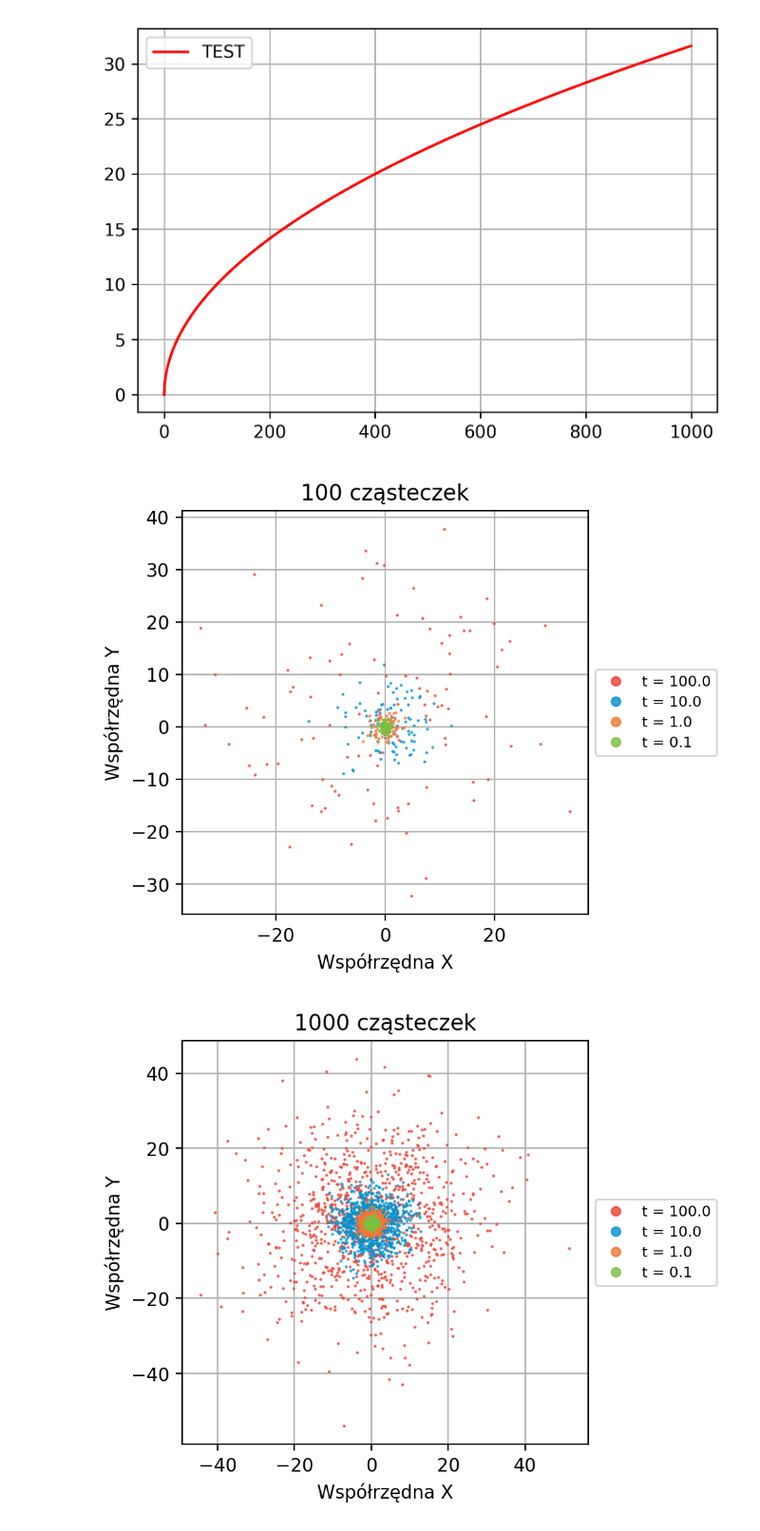
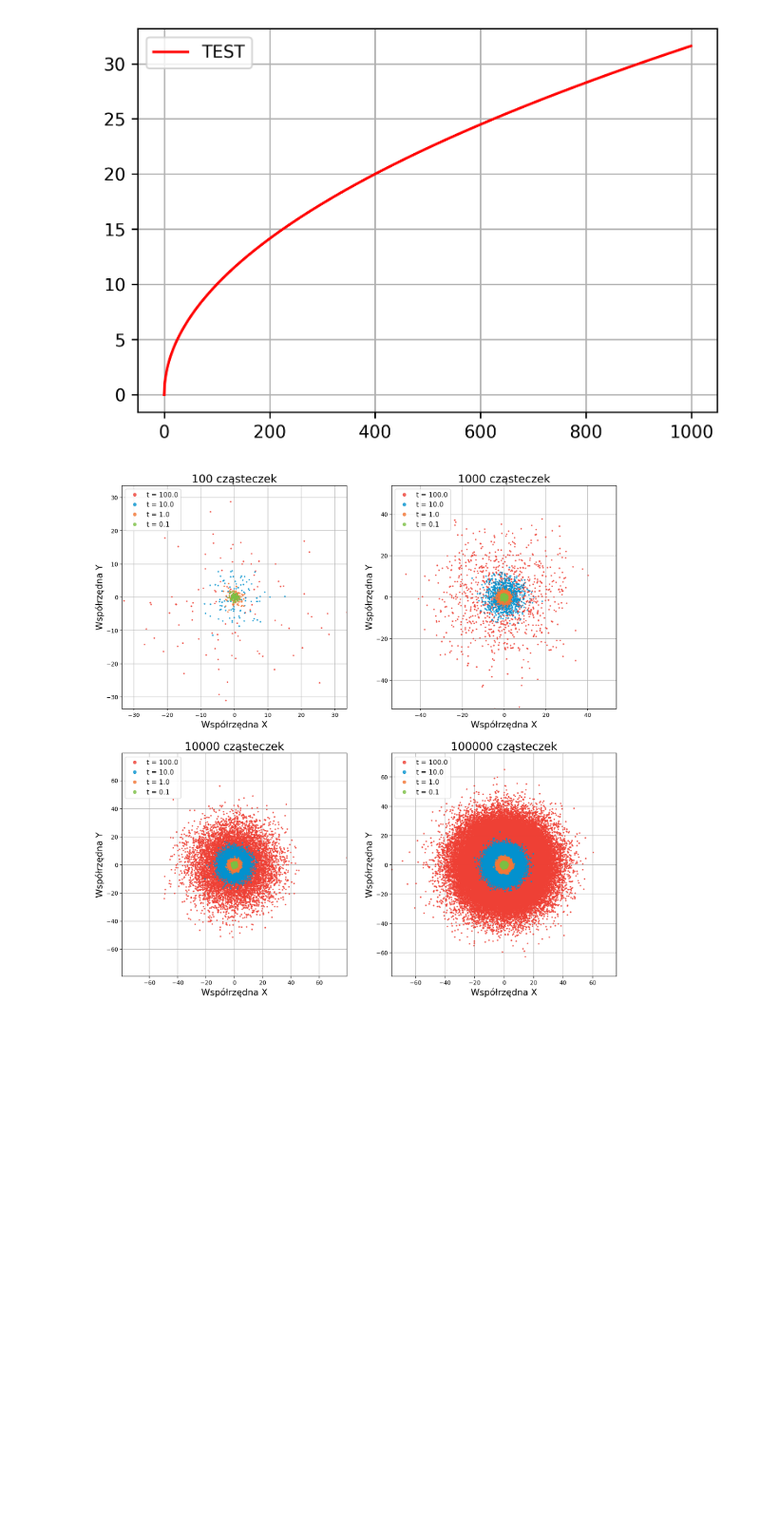
Before and after one commit to lruba939/Monte-Carlo, a Jupyter notebook: Lab 6/obrazy.ipynb, the cells around one changed output. Shown at 95% size. Drawn from its saved outputs; the diff is of its cells as text; code cells hidden in the pictures; blank space fills up the shorter version.

```diff
--- a/Lab 6/obrazy.ipynb
+++ b/Lab 6/obrazy.ipynb
@@ -13,31 +13,38 @@ plt.legend()
 <matplotlib.legend.Legend at 0x...>
 [figure]
 # %%
-def plotasy(data, N, Nprew):
+def plotasy(fig, axs, data, N, Nprew, i, j):
 
     color1 = "#ee4035"
     color3 = "#f37736"
     color4 = "#7bc043"
     color2 = "#0392cf"
-
-    plt.figure(figsize=(4,4), dpi=200)
-    plt.plot(data[Nprew + 3*N:Nprew + 4*N,0], data[Nprew + 3*N:Nprew + 4*N,1], 'o', markeredgecolor=color1, markerfacecolor=color1, markersize=0.6, alpha=0.8, label="t = 100.0")
-    plt.plot(data[Nprew + 2*N:Nprew + 3*N,0], data[Nprew + 2*N:Nprew + 3*N,1], 'o', markeredgecolor=color2, markerfacecolor=color2, markersize=0.6, alpha=0.8, label="t = 10.0")
-    plt.plot(data[Nprew + N:Nprew + 2*N,0], data[Nprew + N:Nprew + 2*N,1], 'o', markeredgecolor=color3, markerfacecolor=color3, markersize=0.6, alpha=0.8, label="t = 1.0")
-    plt.plot(data[Nprew + 0:Nprew + N,0], data[Nprew + 0:Nprew + N,1], 'o', markeredgecolor=color4, markerfacecolor=color4, markersize=0.6, alpha=0.8, label="t = 0.1")
-    plt.grid(True)
-    plt.title(str(N) + " cząsteczek")
-    plt.xlabel("Współrzędna X")
-    plt.ylabel("Współrzędna Y")
-    plt.legend(markerscale=8, fontsize=8, loc='center left', bbox_to_anchor=(1, 0.5))
+    x=data[Nprew + 3*N:Nprew + 4*N,0]
+    y=data[Nprew + 3*N:Nprew + 4*N,1]
+    bound = np.max(np.abs([x.min(), x.max(), y.min(), y.max()]))
+    axs[i, j].plot(data[Nprew + 3*N:Nprew + 4*N,0], data[Nprew + 3*N:Nprew + 4*N,1], 'o', markeredgecolor=color1, markerfacecolor=color1, markersize=1.8, alpha=0.8, label="t = 100.0")
+    axs[i, j].plot(data[Nprew + 2*N:Nprew + 3*N,0], data[Nprew + 2*N:Nprew + 3*N,1], 'o', markeredgecolor=color2, markerfacecolor=color2, markersize=1.8, alpha=0.8, label="t = 10.0")
+    axs[i, j].plot(data[Nprew + N:Nprew + 2*N,0], data[Nprew + N:Nprew + 2*N,1], 'o', markeredgecolor=color3, markerfacecolor=color3, markersize=1.8, alpha=0.8, label="t = 1.0")
+    axs[i, j].plot(data[Nprew + 0:Nprew + N,0], data[Nprew + 0:Nprew + N,1], 'o', markeredgecolor=color4, markerfacecolor=color4, markersize=1.8, alpha=0.8, label="t = 0.1")
+    axs[i, j].grid(True)
+    axs[i,j].set_ylim(-bound, bound)
+    axs[i,j].set_xlim(-bound, bound)
+    axs[i, j].set_title(str(N) + " cząsteczek", fontsize=20)
+    axs[i, j].set_xlabel("Współrzędna X", fontsize=16)
+    axs[i, j].set_ylabel("Współrzędna Y", fontsize=16)
+    axs[i, j].legend(markerscale=3, fontsize=12, loc='upper left')
 # %%
 positions = np.loadtxt("wiener_pos.dat", comments="#", delimiter=" ", unpack=False)
 
 Ns = np.array([0, 10**2, 10**3, 10**4, 10**5]) #
 Nprew = 0
-for N in range(len(Ns)-1):
-    Nprew += Ns[N]*4
-    plotasy(positions, Ns[N+1], Nprew)
+N = 0
+fig, axs = plt.subplots(2, 2, figsize=(16,16), dpi=200)
+for i in range(2):
+    for j in range(2):
+        Nprew += Ns[N]*4
+        plotasy(fig, axs, positions, Ns[N+1], Nprew, i, j)
+        N+=1
+plt.show()
 # %% [output]
-[figure, old version]
+[figure, new version]
-[figure, removed]
```
Also changed, not shown: parts of 8 cells of this notebook, 11 other files.
